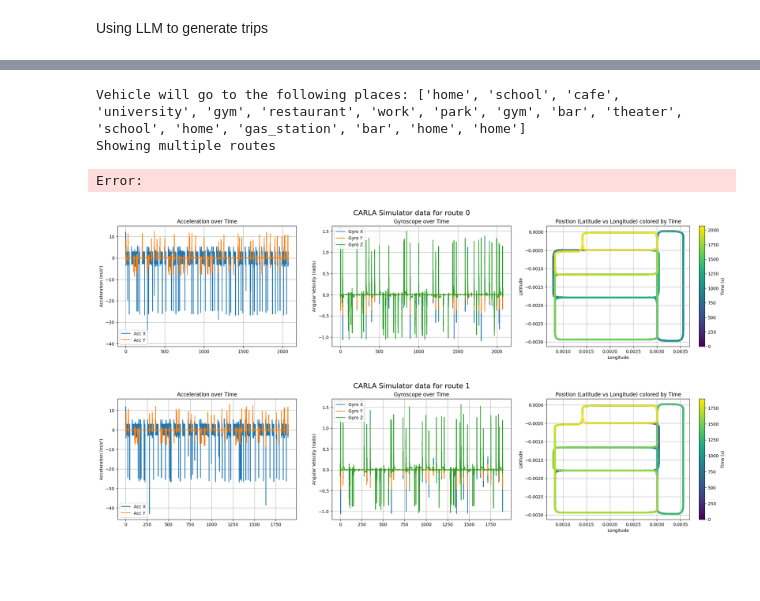
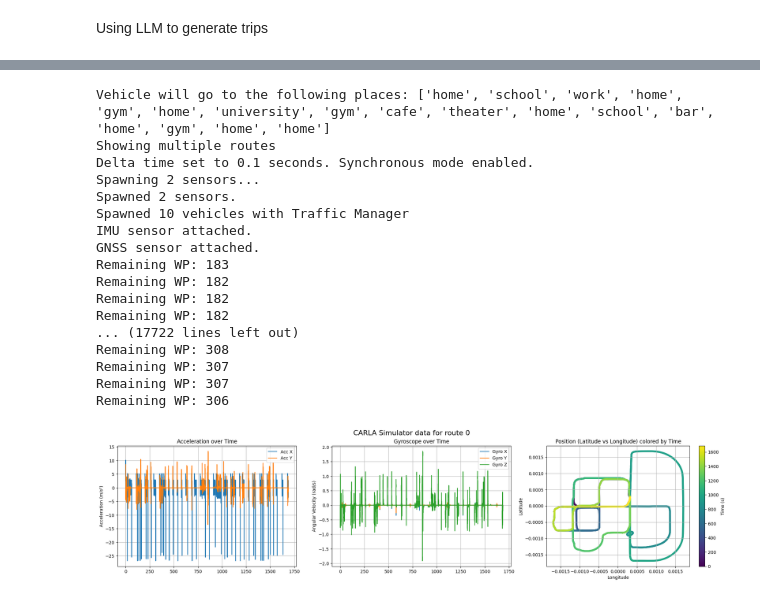
Before and after one commit to RenanFlorencio/carla_data_synthesis, a Jupyter notebook: experiment2_runner.ipynb, the cells around one changed output, grey strips where cells are left out. Cells and saved outputs as stored; diff of their text form; code cells hidden in the pictures; blank space fills up the shorter version.

```diff
--- a/experiment2_runner.ipynb
+++ b/experiment2_runner.ipynb
@@ -389,7 +389,7 @@ for i in range(n_of_routines):
     routines.append(df)
 # %%
 whole_df = pd.DataFrame()
-delta_time = 0.1 # FPS of the simulation is 1 / delta_time
+delta_time = 0.01 # FPS of the simulation is 1 / delta_time
 behaviors = ['normal', 'aggressive']
 for beh in behaviors:
     for i in range(n_of_routines):
@@ -419,8 +419,8 @@ for beh in behaviors:
             whole_df = pd.merge(imu_df, gnss_df, on='timestamp', how='outer')[3:]
             whole_df['timestamp'] = whole_df['timestamp'] - whole_df['timestamp'].iloc[0] # Normalize time to start from 0
 
-            os.makedirs('data_experiment2_carla', exist_ok=True)
-            whole_df.to_csv(f'data_experiment2_carla/{id}.csv', index=False)
+            os.makedirs(f'data_experiment2_carla_{town}', exist_ok=True)
+            whole_df.to_csv(f'data_experiment2_carla_{town}/{id}.csv', index=False)
 
             print(f"\n------------------ VEHICLE {id} FINISHED ---------------------------\n")
 
@@ -428,9 +428,23 @@ for beh in behaviors:
             print(f"Simulation interrupted by user. Error: {e}")
             break
 # %% [output]
-Vehicle will go to the following places: ['home', 'school', 'cafe', 'university', 'gym', 'restaurant', 'work', 'park', 'gym', 'bar', 'theater', 'school', 'home', 'gas_station', 'bar', 'home', 'home']
+Vehicle will go to the following places: ['home', 'school', 'work', 'home', 'gym', 'home', 'university', 'gym', 'cafe', 'theater', 'home', 'school', 'bar', 'home', 'gym', 'home', 'home']
 Showing multiple routes
+Delta time set to 0.1 seconds. Synchronous mode enabled.
+Spawning 2 sensors...
+Spawned 2 sensors.
+Spawned 10 vehicles with Traffic Manager
+IMU sensor attached.
+GNSS sensor attached.
+Remaining WP: 183
+Remaining WP: 182
+Remaining WP: 182
+Remaining WP: 182
+... (17722 lines left out)
+Remaining WP: 308
+Remaining WP: 307
+Remaining WP: 307
+Remaining WP: 306
-Error:
 # %%
 def plot_df(df, idx, save_path = None):
     # Create subplots
@@ -472,10 +486,10 @@ def plot_df(df, idx, save_path = None):
     else:
         plt.show()
 # %%
-os.makedirs('plot_experiment2_carla', exist_ok=True)
-for f in os.listdir('data_experiment2_carla'):
+town = 'Town05'  # Use Town01_Opt for a lighter version of Town01
+os.makedirs(f'plot_experiment2_carla_{town}', exist_ok=True)
+for f in os.listdir(f'data_experiment2_carla_{town}'):
     idx = re.sub(r'\D', '', f)  # Extract the numeric part from the filename
-    plot_df(pd.read_csv(f'data_experiment2_carla/{f}'), idx, save_path=f'plot_experiment2_carla/{f[:-4]}.png')
+    plot_df(pd.read_csv(f'data_experiment2_carla_{town}/{f}'), idx, save_path=f'plot_experiment2_carla_{town}/{f[:-4]}.png')
 # %% [output]
-[figure, old version]
+[figure, new version]
-[figure, removed]
```
Also changed, not shown: parts of 2 cells of this notebook, 20 other files.
